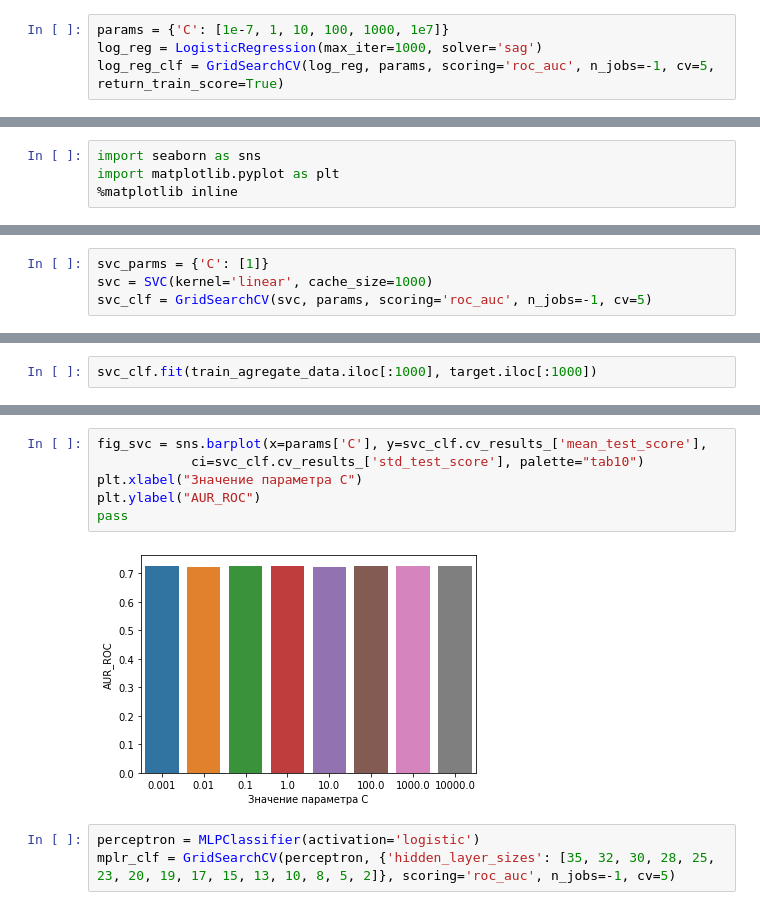
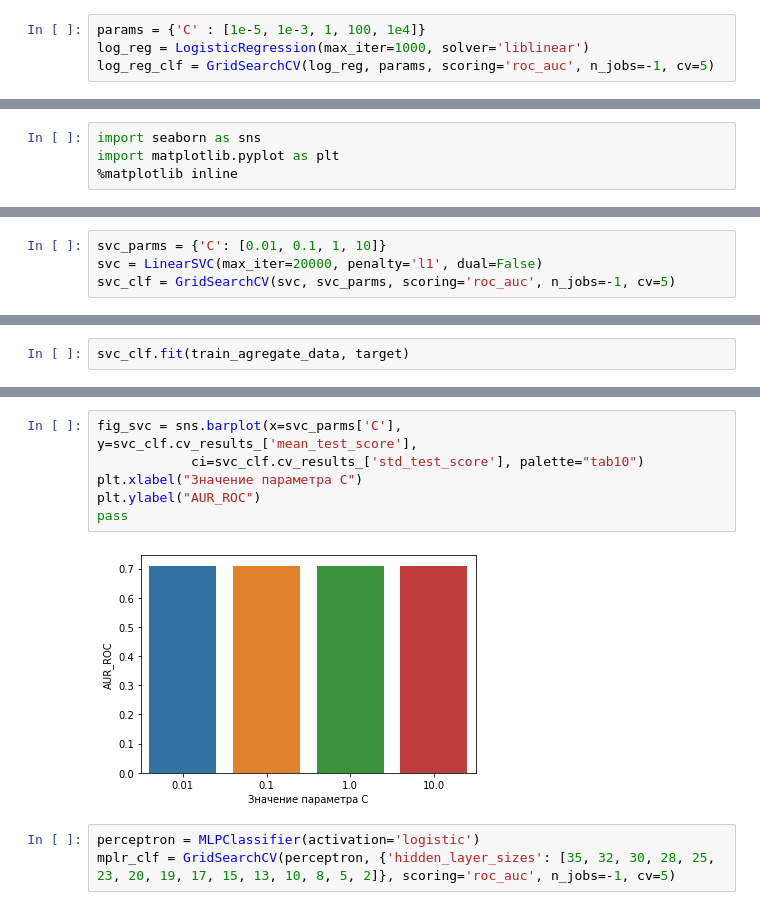
Before and after one commit to TroninDV/MLLab1, a Jupyter notebook: lab_1.ipynb, the cells around one changed output, grey strips where cells are left out. Saved outputs shown, nothing was run; the diff lists cells and outputs as text.

```diff
--- a/lab_1.ipynb
+++ b/lab_1.ipynb
@@ -248,9 +248,9 @@ from sklearn.model_selection import GridSearchCV
 # %%
 target = train_agregate_data.pop('radiant_won')
 # %%
-params = {'C': [1e-7, 1, 10, 100, 1000, 1e7]}
-log_reg = LogisticRegression(max_iter=1000, solver='sag')
-log_reg_clf = GridSearchCV(log_reg, params, scoring='roc_auc', n_jobs=-1, cv=5, return_train_score=True)
+params = {'C' : [1e-5, 1e-3, 1, 100, 1e4]}
+log_reg = LogisticRegression(max_iter=1000, solver='liblinear')
+log_reg_clf = GridSearchCV(log_reg, params, scoring='roc_auc', n_jobs=-1, cv=5)
 # %%
 log_reg_clf.fit(train_agregate_data, target)
 # %% [output]
@@ -292,4 +297,4 @@ pass
 # %%
-svc_parms = {'C': [1]}
-svc = SVC(kernel='linear', cache_size=1000)
-svc_clf = GridSearchCV(svc, params, scoring='roc_auc', n_jobs=-1, cv=5)
+svc_parms = {'C': [0.01, 0.1, 1, 10]}
+svc = LinearSVC(max_iter=20000, penalty='l1', dual=False)
+svc_clf = GridSearchCV(svc, svc_parms, scoring='roc_auc', n_jobs=-1, cv=5)
@@ -296,3 +305,3 @@ svc_clf = GridSearchCV(svc, params, scoring='roc_auc', n_jobs=-1, cv=5)
 # %%
-svc_clf.fit(train_agregate_data.iloc[:1000], target.iloc[:1000])
+svc_clf.fit(train_agregate_data, target)
 # %% [output]
@@ -304,11 +332,11 @@ AttributeError: 'GridSearchCV' object has no attribute 'cv_results_'
 # %%
-fig_svc = sns.barplot(x=params['C'], y=svc_clf.cv_results_['mean_test_score'],
+fig_svc = sns.barplot(x=svc_parms['C'], y=svc_clf.cv_results_['mean_test_score'],
             ci=svc_clf.cv_results_['std_test_score'], palette="tab10")
 plt.xlabel("Значение параметра C")
 plt.ylabel("AUR_ROC")
 pass
 # %% [output]
-[figure, old version]
+[figure, new version]
 # %%
 perceptron = MLPClassifier(activation='logistic')
 mplr_clf = GridSearchCV(perceptron, {'hidden_layer_sizes': [35, 32, 30, 28, 25, 23, 20, 19, 17, 15, 13, 10, 8, 5, 2]}, scoring='roc_auc', n_jobs=-1, cv=5)
```
Also changed, not shown: parts of 17 cells of this notebook.
